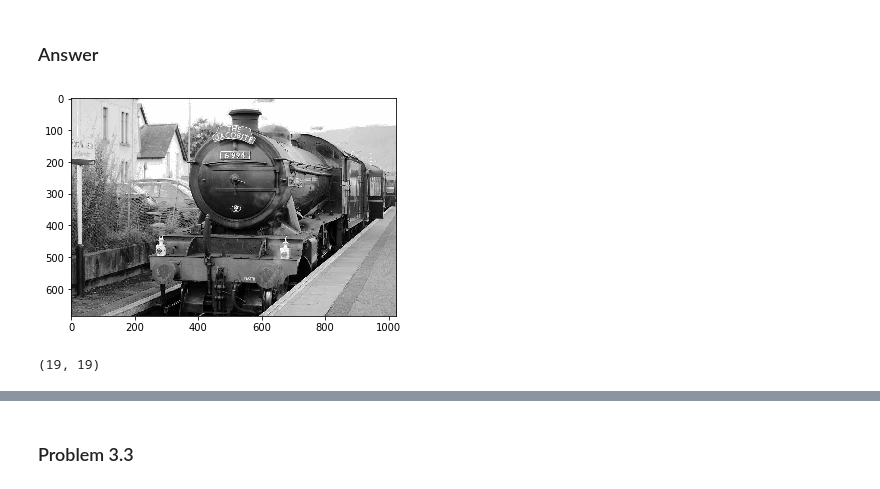
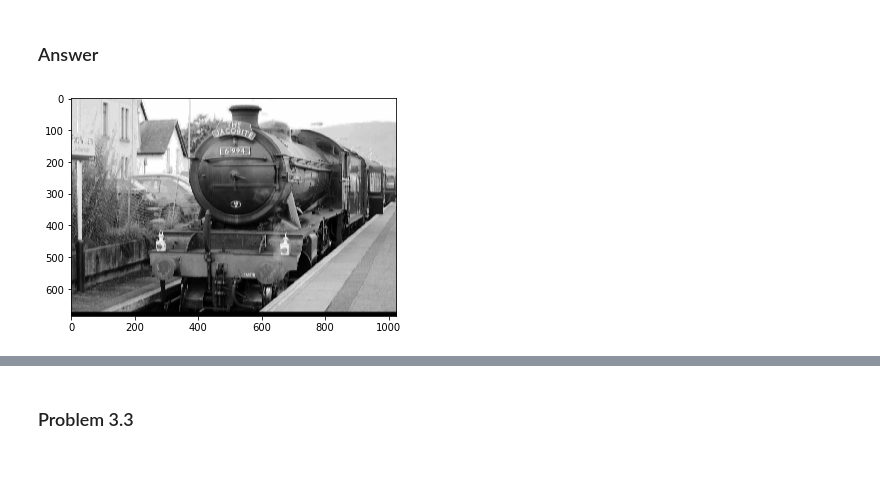
Before and after one commit to neilpruthi/computer-vision, a Jupyter notebook: hw2/homework02.ipynb, the cells around one changed output, grey strips where cells are left out. Drawn from its saved outputs; the diff is of its cells as text; code cells hidden in the pictures.

```diff
--- a/hw2/homework02.ipynb
+++ b/hw2/homework02.ipynb
@@ -223,12 +218,0 @@ plt.plot(Gaussian(2.3), '.-')
-# %%
-def dGaussian(sigma):
-    a = math.ceil(3.5*sigma)
-    d = np.zeros(2*a + 1)
-    d_tilde = np.zeros(2*a + 1)
-    for i in range(len(d_tilde)):
-        d_tilde[i] = i*math.exp(-0.5*(i/sigma)**2)
-    k_d = 1/np.sum(d_tilde)
-    d = np.multiply(k_d, d_tilde)
-    return d
-
-plt.plot(dGaussian(2.3), '.-')
@@ -237,0 +219,11 @@ plt.plot(dGaussian(2.3), '.-')
+# %%
+# This is wrong.
+
+def dGaussian(sigma):
+    g = Gaussian(sigma)
+    a = [-i / sigma**2 for i in range(len(g))]
+    d = a * g
+    d = d / np.sum(d)
+    return d
+
+plt.plot(dGaussian(2.3), '.-')
@@ -259,0 +254,7 @@ img = io.imread('locomotive.jpg')
+# %%
+# I think this is correct, but my output is incorrect because my dGaussian function above is incorrect.
+
+def gradient(img, sigma=2.5):
+    horizontal = gradient_convolutions(img, Gaussian(sigma), dGaussian(sigma))
+    vertical = gradient_convolutions(img, dGaussian(sigma), Gaussian(sigma))
+    return horizontal, vertical
@@ -260,9 +282,7 @@ img = io.imread('locomotive.jpg')
+# %%
+gradient = gradient(img)
 # %%
-plt.imshow(img, cmap='gray')
+plt.imshow(gradient[0], cmap='gray')
 plt.show()
 # %% [output]
-[figure, old version]
+[figure, new version]
-# %%
-np.outer(dGaussian(2.5), Gaussian(2.5)).shape
-# %% [output]
-(19, 19)
```
Also changed, not shown: parts of 14 cells of this notebook.
